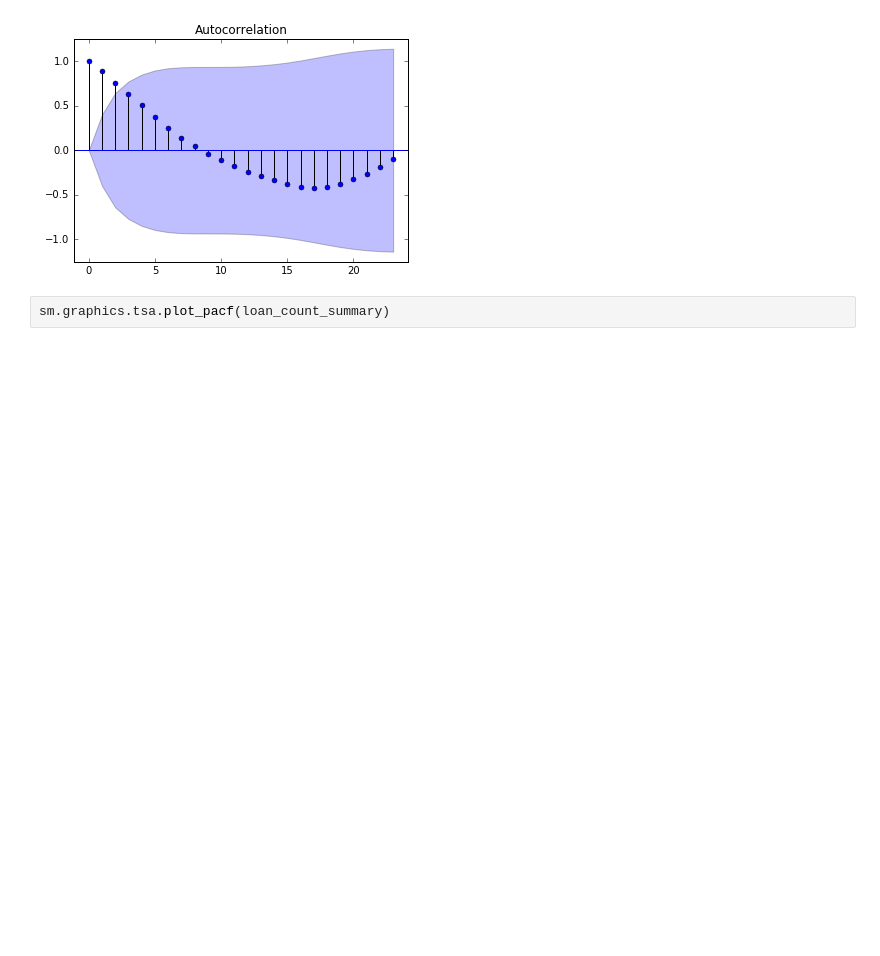
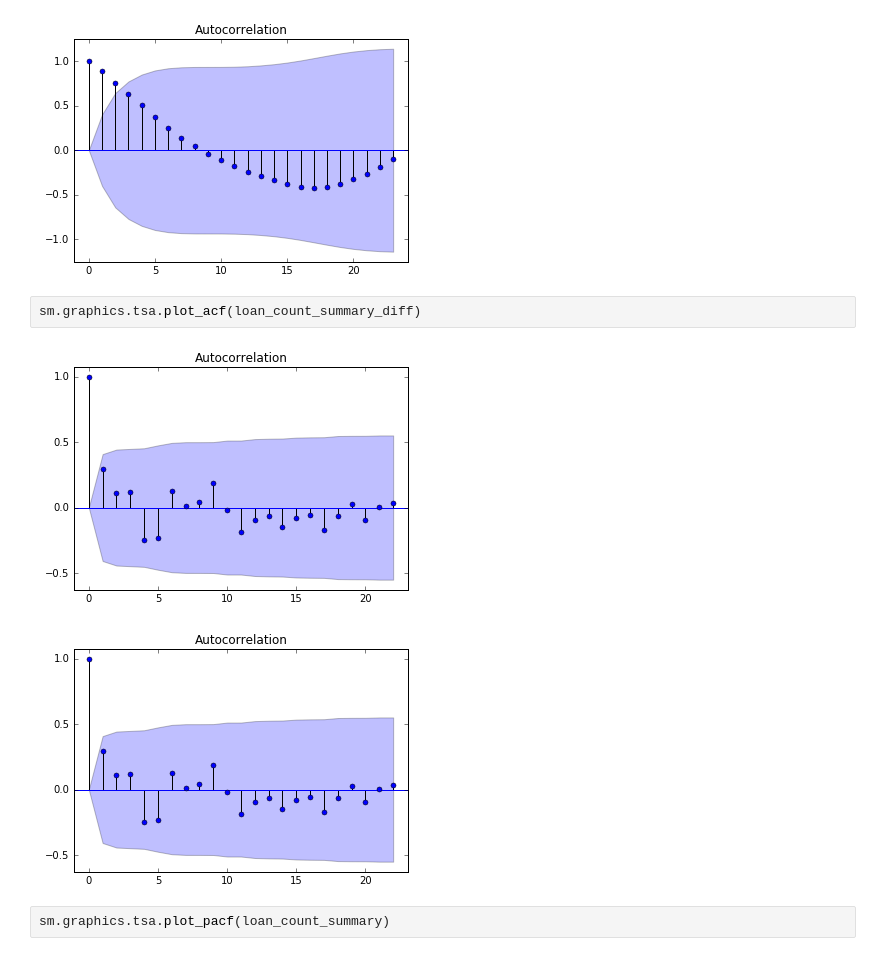
Before and after one commit to emRae/thinkful-py, a Jupyter notebook: unit-2/lesson-6/time_series.ipynb, the cells around one changed output. Drawn from its saved outputs; the diff is of its cells as text; blank space fills up the shorter version.

```diff
--- a/unit-2/lesson-6/time_series.ipynb
+++ b/unit-2/lesson-6/time_series.ipynb
@@ -48,6 +86,11 @@ sm.graphics.tsa.plot_acf(loan_count_summary)
 # %% [output]
 [figure]
 [figure]
+# %%
+sm.graphics.tsa.plot_acf(loan_count_summary_diff)
+# %% [output]
+[figure, added]
+[figure, added]
 # %%
 sm.graphics.tsa.plot_pacf(loan_count_summary)
 # %% [output]
```
Also changed, not shown: parts of 5 cells of this notebook, 1 other file.
